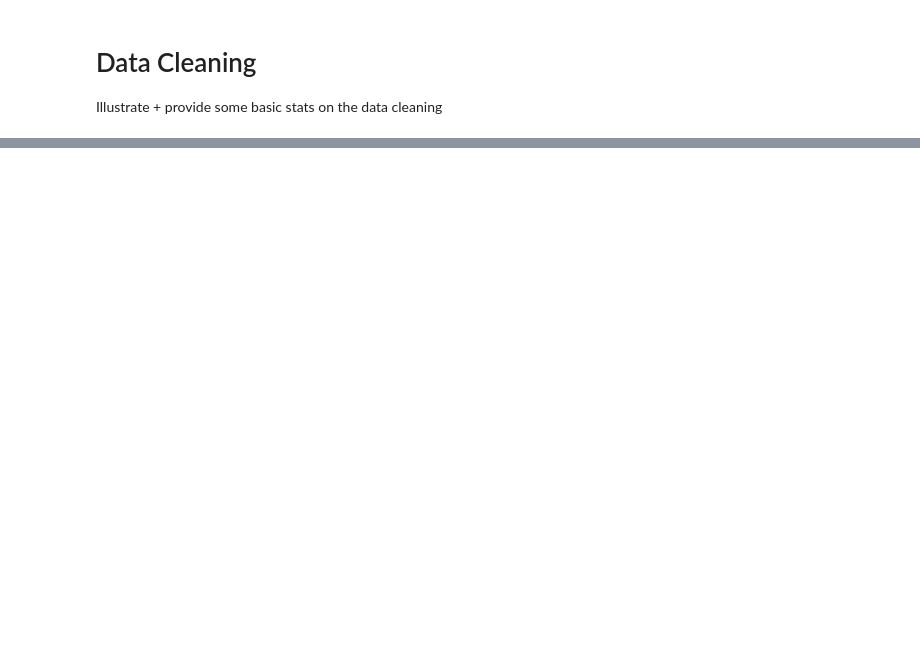
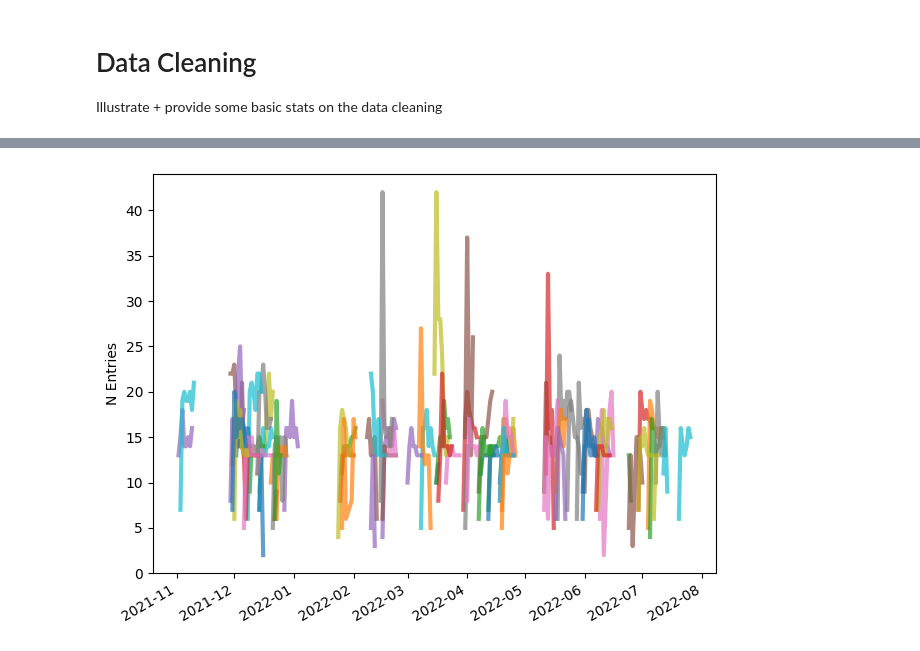
Before and after one commit to JGIBristol/seaco_smartwatch_paper, a Jupyter notebook: data_cleaning.ipynb, the cells around one changed output, grey strips where cells are left out. Drawn from its saved outputs; the diff is of its cells as text; code cells hidden in the pictures; blank space fills up the shorter version.

Commit message:
notebook for data cleaning

```diff
--- a/data_cleaning.ipynb
+++ b/data_cleaning.ipynb
@@ -34,0 +100,13 @@ raw_entries.head()
+# %%
+"""
+Remove duplicates
+
+"""
+from analysis_utils import clean
+
+cleaned = cleaned.sort_index()
+cleaned = cleaned[~clean.duplicates(cleaned)]
+
+plot(cleaned, f"{img_dir}/removed_duplicates_per_day.png")
+# %% [output]
+[figure, added]
```
Also changed, not shown: parts of 9 cells of this notebook, 2 other files.
